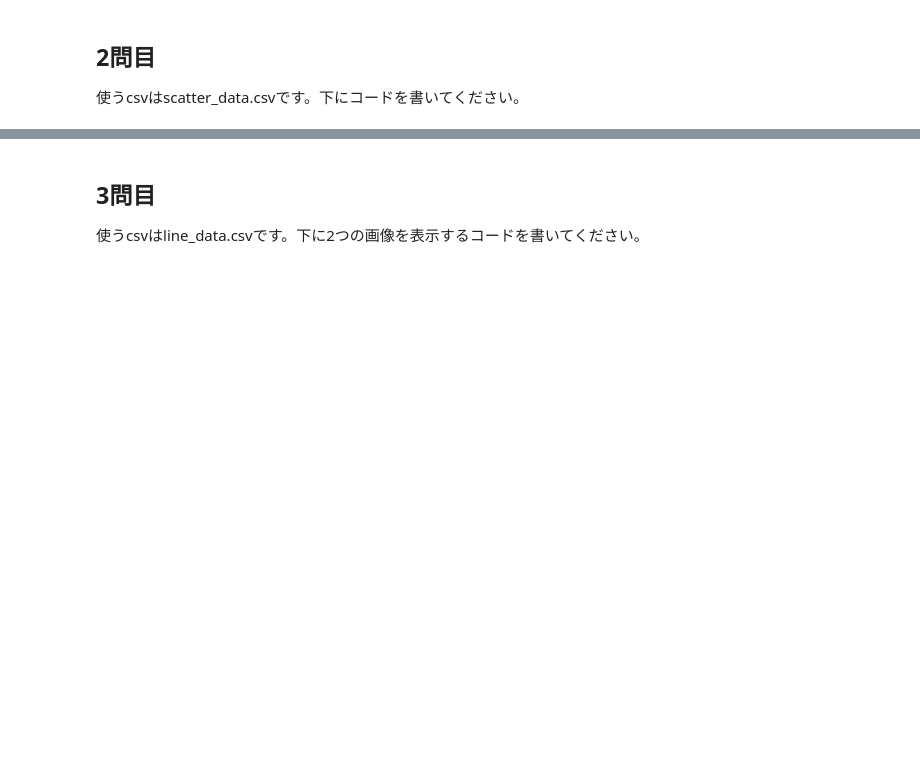
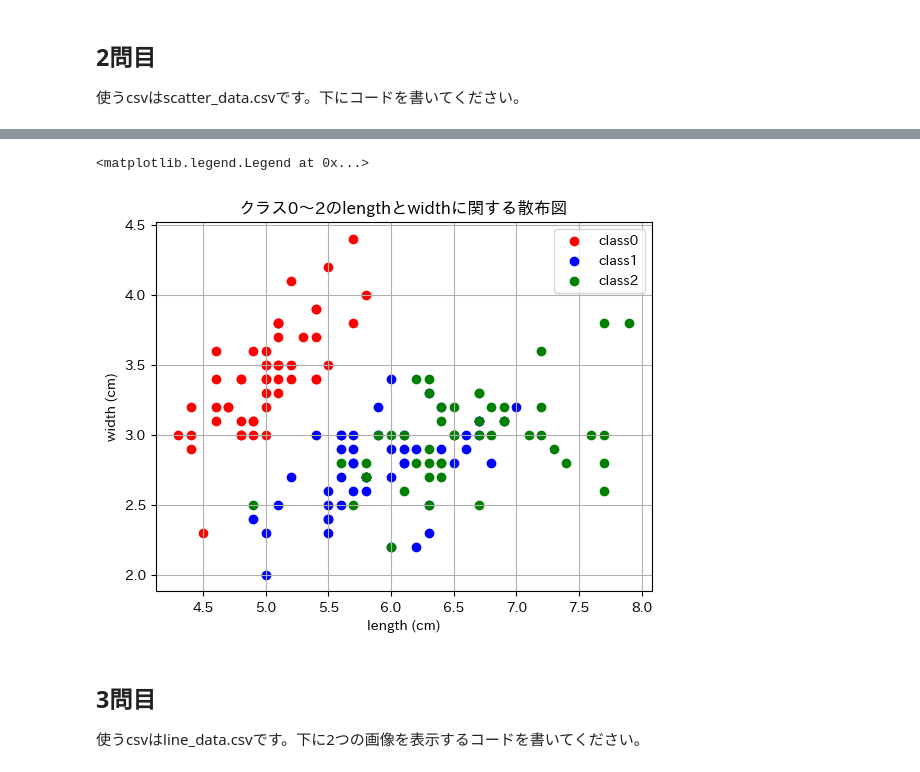
Before and after one commit to Yuishi1225/python-assignment, a Jupyter notebook: matplotlib_exercise.ipynb, the cells around one changed output, grey strips where cells are left out. Cells and saved outputs as stored; diff of their text form; code cells hidden in the pictures; blank space fills up the shorter version.

```diff
--- a/matplotlib_exercise.ipynb
+++ b/matplotlib_exercise.ipynb
@@ -19,6 +31,23 @@ japanize_matplotlib.japanize()
 使うcsvはscatter_data.csvです。下にコードを書いてください。
 # %% [markdown]
 ![問2](./imgs/matplotlib/plot_2.png)
+# %%
+df =pd.read_csv("sample_data/scatter_data.csv")
+d0=df[df["class"]==0]
+d1=df[df["class"]==1]
+d2=df[df["class"]==2]
+plt.yticks(np.arange(0,  5, 0.5))
+plt.scatter(d0['length (cm)'], d0['width (cm)'], c="r", label="class0")
+plt.scatter(d1['length (cm)'], d1['width (cm)'], c="b", label="class1")
+plt.scatter(d2['length (cm)'], d2['width (cm)'], c="g", label="class2")
+plt.grid(True)
+plt.title("クラス0～2のlengthとwidthに関する散布図")
+plt.xlabel("length (cm)")
+plt.ylabel("width (cm)")
+plt.legend(loc="upper right")
+# %% [output]
+<matplotlib.legend.Legend at 0x...>
+[figure, added]
 # %% [markdown]
 ## 3問目
 使うcsvはline_data.csvです。下に2つの画像を表示するコードを書いてください。
```
Also changed, not shown: parts of 2 cells of this notebook.
